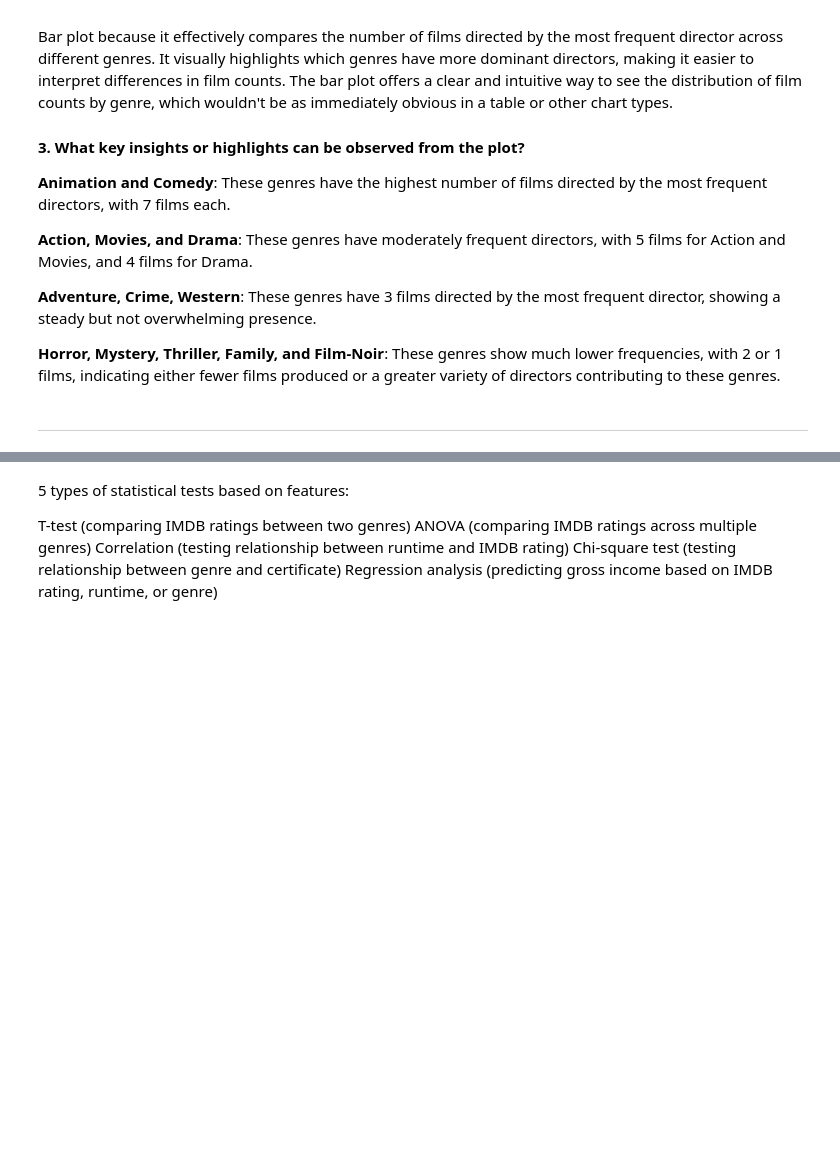
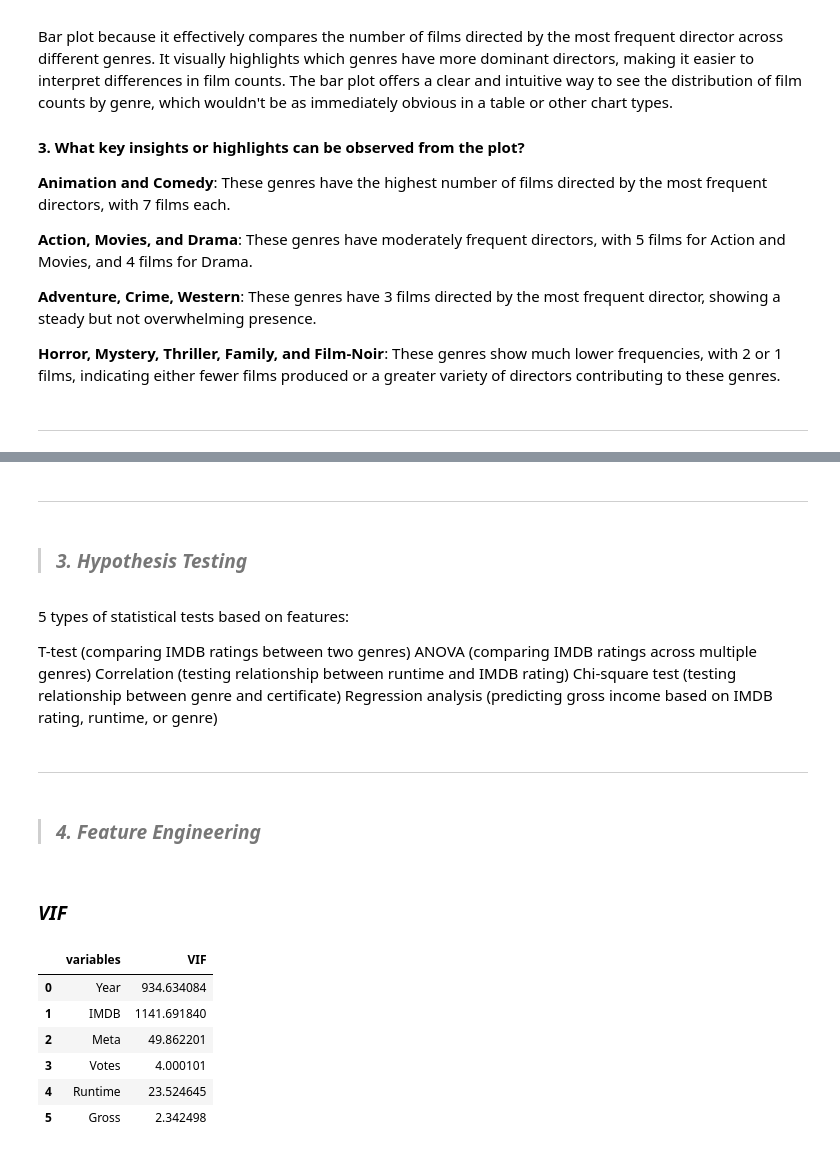
Before and after one commit to NEO-DAS/MyRepository, a Jupyter notebook: Source_code/code.ipynb, the cells around one changed output, grey strips where cells are left out. Cells and saved outputs as stored; diff of their text form; code cells hidden in the pictures; blank space fills up the shorter version.

```diff
--- a/Source_code/code.ipynb
+++ b/Source_code/code.ipynb
@@ -1345,0 +1366,4 @@ Bar plot because it effectively compares the number of films directed by the mos
+# %% [markdown]
+---
+# %% [markdown]
+> ### ***3. Hypothesis Testing***
@@ -1351,3 +1377,7 @@ ANOVA (comparing IMDB ratings across multiple genres)
 Correlation (testing relationship between runtime and IMDB rating)
 Chi-square test (testing relationship between genre and certificate)
 Regression analysis (predicting gross income based on IMDB rating, runtime, or genre)
+# %% [markdown]
+---
+# %% [markdown]
+> ### ***4. Feature Engineering***
@@ -1354 +1389,23 @@ Regression analysis (predicting gross income based on IMDB rating, runtime, or g
+# %% [markdown]
+### ***VIF***
+# %%
+# Defining a function for variance_inflation_factor
+def calc_vif(X):
+
+    # Calculating VIF
+    vif = pd.DataFrame()
+    vif["variables"] = X.columns
+    vif["VIF"] = [variance_inflation_factor(X.values, i) for i in range(X.shape[1])]
+
+    return(vif)
+# %%
+calc_vif(df[[i for i in df.describe().columns if i not in ['Title']]])
+# %% [output]
+|  | variables | VIF |
+| 0 | Year | 934.634084 |
+| 1 | IMDB | 1141.691840 |
+| 2 | Meta | 49.862201 |
+| 3 | Votes | 4.000101 |
+| 4 | Runtime | 23.524645 |
+| 5 | Gross | 2.342498 |
 # %%
```
Also changed, not shown: parts of 29 cells of this notebook.
